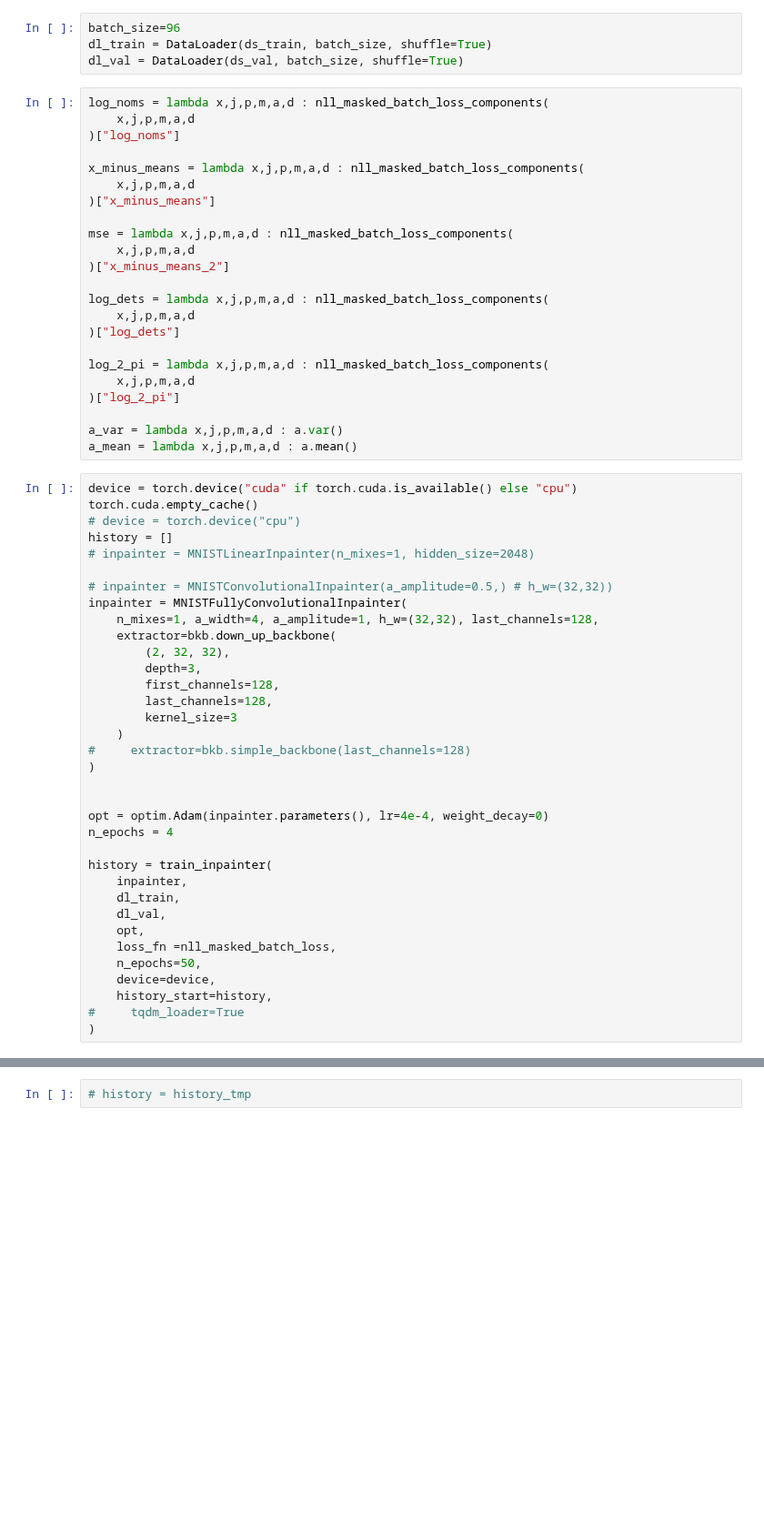
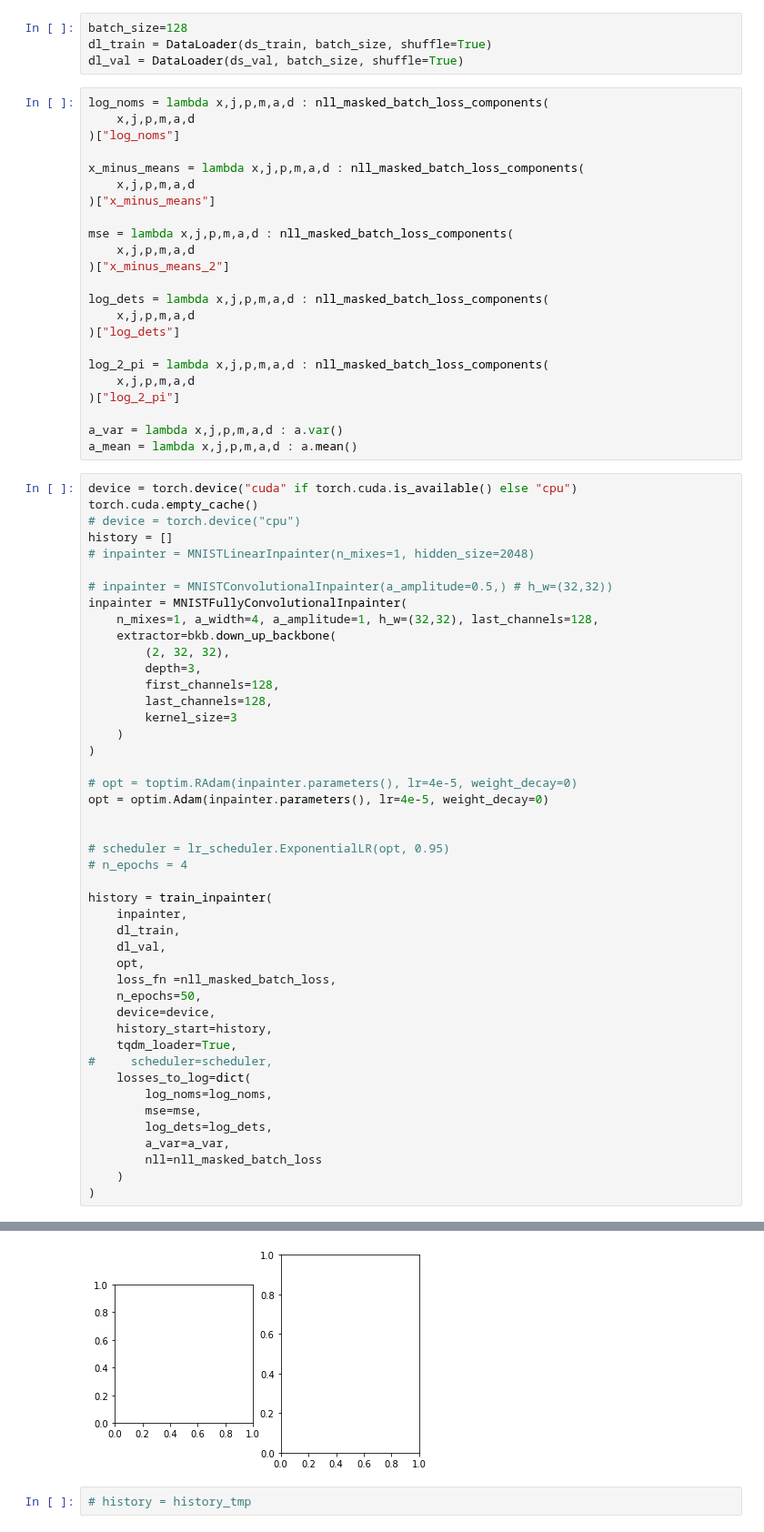
Before and after one commit to mprzewie/dmfa_inpainting, a Jupyter notebook: notebooks/mnist_experiment.ipynb, the cells around one changed output, grey strips where cells are left out. Shown at 91% size. Drawn from its saved outputs; the diff is of its cells as text; blank space fills up the shorter version.

```diff
--- a/notebooks/mnist_experiment.ipynb
+++ b/notebooks/mnist_experiment.ipynb
@@ -110,5 +114,5 @@ plt.show()
 # %%
-batch_size=96
+batch_size=128
 dl_train = DataLoader(ds_train, batch_size, shuffle=True)
 dl_val = DataLoader(ds_val, batch_size, shuffle=True)
 # %%
@@ -151,12 +155,14 @@ inpainter = MNISTFullyConvolutionalInpainter(
         last_channels=128,
         kernel_size=3
     )
-#     extractor=bkb.simple_backbone(last_channels=128)
 )
 
+# opt = toptim.RAdam(inpainter.parameters(), lr=4e-5, weight_decay=0)
+opt = optim.Adam(inpainter.parameters(), lr=4e-5, weight_decay=0)
 
-opt = optim.Adam(inpainter.parameters(), lr=4e-4, weight_decay=0)
-n_epochs = 4
+
+# scheduler = lr_scheduler.ExponentialLR(opt, 0.95)
+# n_epochs = 4
 
 history = train_inpainter(
     inpainter,
@@ -167,6 +173,14 @@ history = train_inpainter(
     n_epochs=50,
     device=device,
     history_start=history,
-#     tqdm_loader=True
+    tqdm_loader=True,
+#     scheduler=scheduler,
+    losses_to_log=dict(
+        log_noms=log_noms,
+        mse=mse,
+        log_dets=log_dets,
+        a_var=a_var,
+        nll=nll_masked_batch_loss
+    )
 )
 # %% [output]
@@ -174,3 +206,4 @@ history = train_inpainter(
+[figure, added]
 # %%
 # history = history_tmp
 # %%
```
Also changed, not shown: parts of 14 cells of this notebook, 6 other files.
